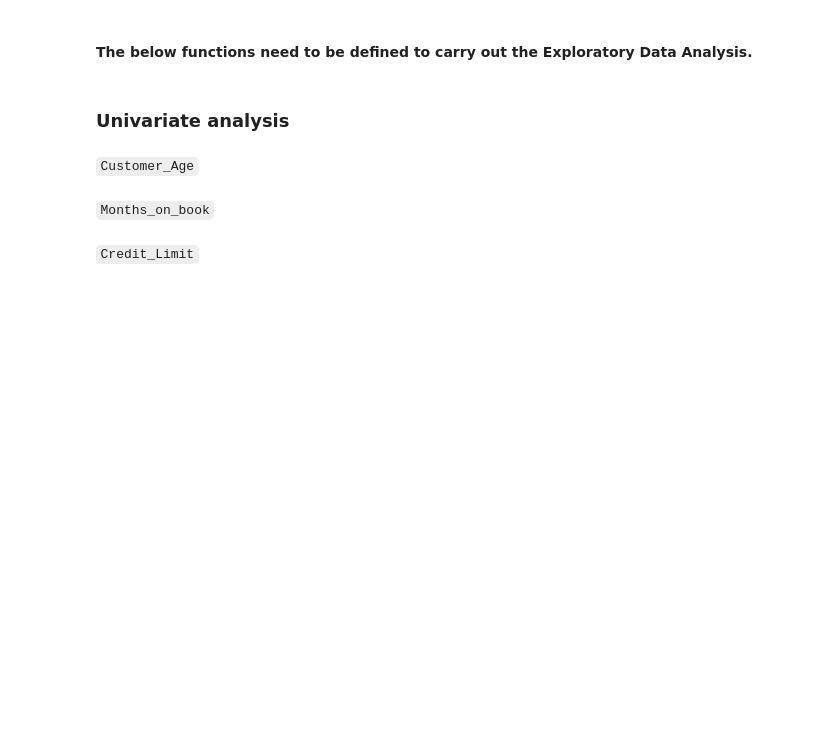
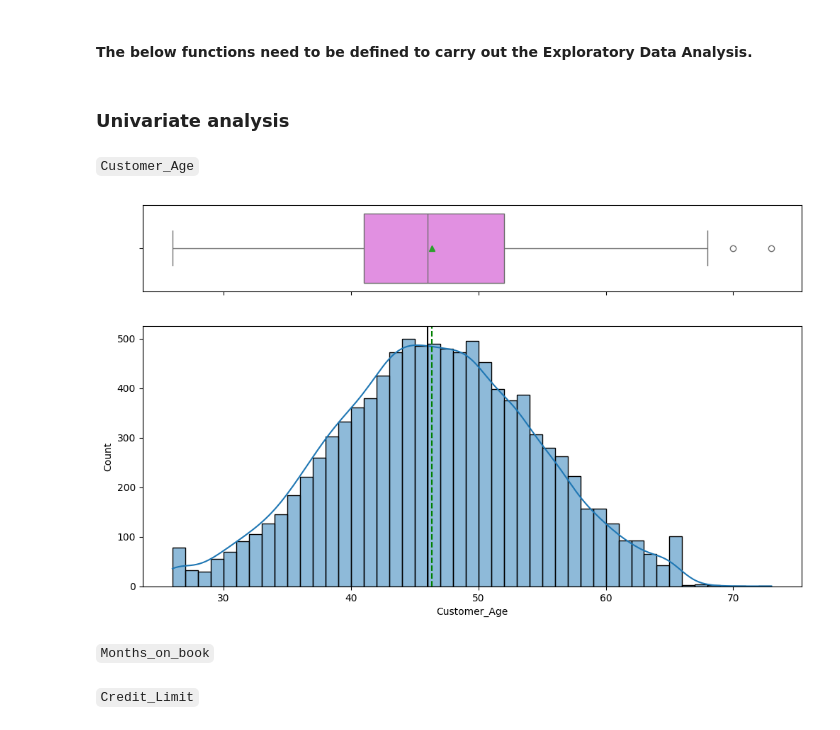
Before and after one commit to aimlalchemists/credit-card-users-churn-prediction, a Jupyter notebook: Credit_Card_Users_Churn_Prediction.ipynb, the cells around one changed output. Drawn from its saved outputs; the diff is of its cells as text; code cells hidden in the pictures; blank space fills up the shorter version.

```diff
--- a/Credit_Card_Users_Churn_Prediction.ipynb
+++ b/Credit_Card_Users_Churn_Prediction.ipynb
@@ -460,7 +569,9 @@ def distribution_plot_wrt_target(data, predictor, target):
 # %% [markdown]
 `Customer_Age`
 # %%
-histogram_boxplot(df1, "Customer_Age", kde=True)
+histogram_boxplot(data, "Customer_Age", kde=True)
+# %% [output]
+[figure, added]
 # %% [markdown]
 `Months_on_book`
 # %%
```
Also changed, not shown: parts of 8 cells of this notebook.
